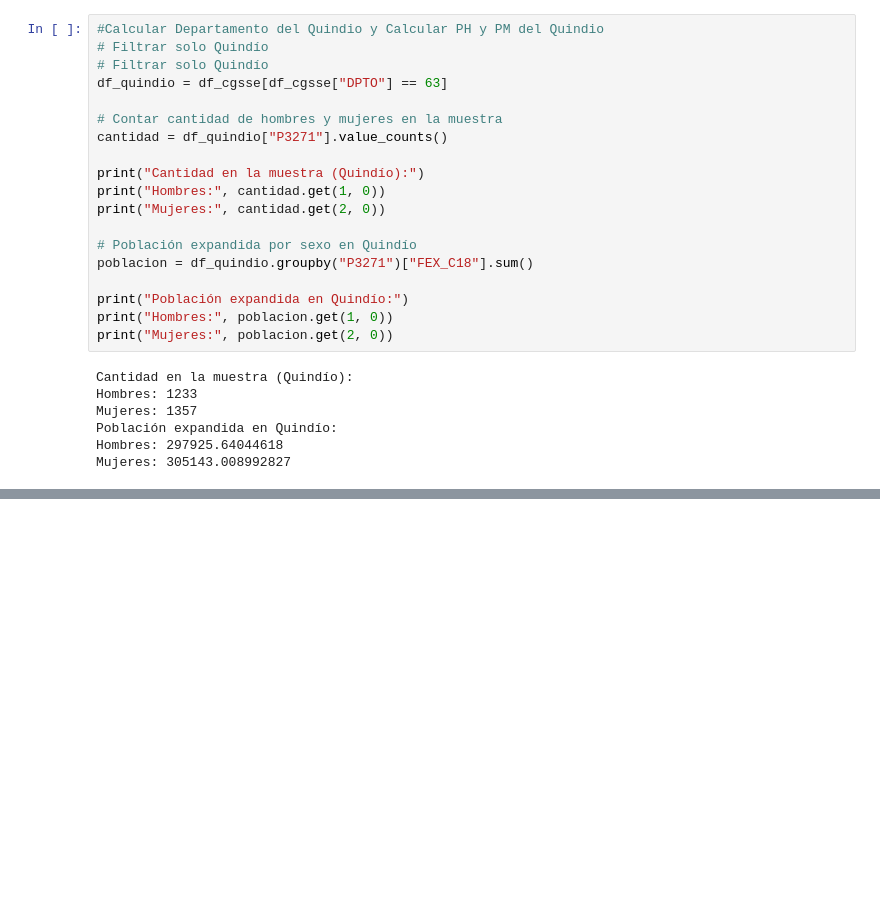
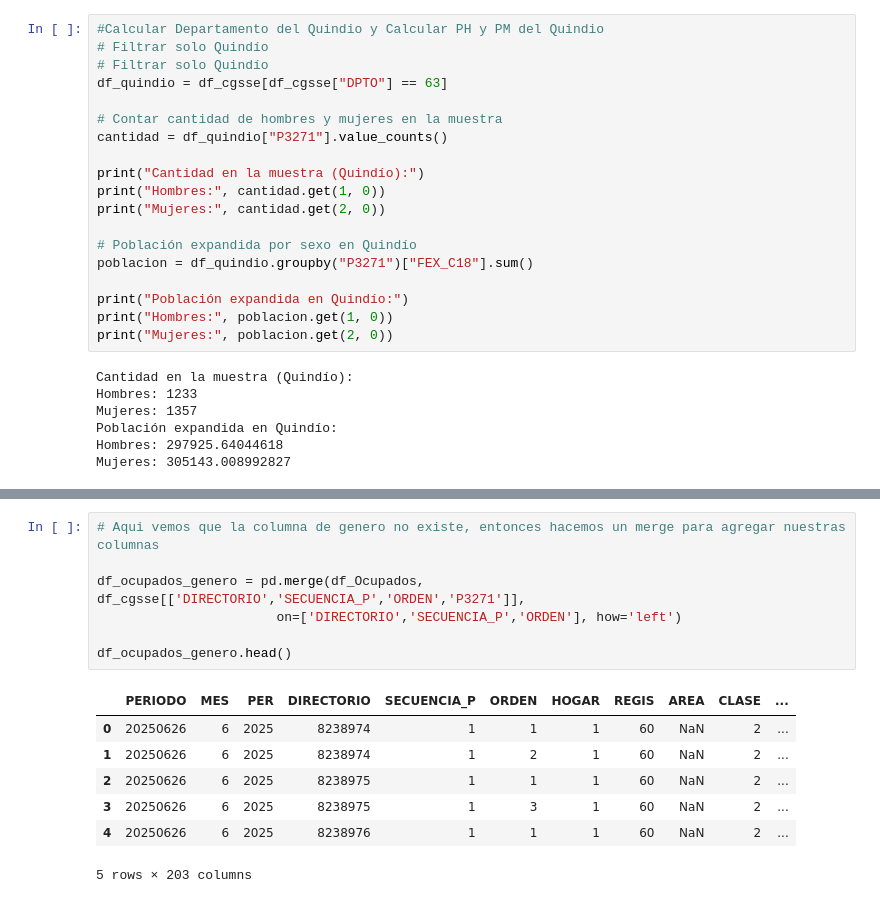
Before and after one commit to fernanda-mv/AnalisisdeDatosUQ, a Jupyter notebook: Notebooks/02-GEIH25-manipulacion_tablas.ipynb, the cells around one changed output, grey strips where cells are left out. Saved outputs shown, nothing was run; the diff lists cells and outputs as text; blank space fills up the shorter version.

Commit message:
Clase del 25 de agosto 2025

```diff
--- a/Notebooks/02-GEIH25-manipulacion_tablas.ipynb
+++ b/Notebooks/02-GEIH25-manipulacion_tablas.ipynb
@@ -101,0 +115,15 @@ Mujeres: 305143.008992827
+# %%
+# Aqui vemos que la columna de genero no existe, entonces hacemos un merge para agregar nuestras columnas
+
+df_ocupados_genero = pd.merge(df_Ocupados, df_cgsse[['DIRECTORIO','SECUENCIA_P','ORDEN','P3271']],
+                       on=['DIRECTORIO','SECUENCIA_P','ORDEN'], how='left')
+
+df_ocupados_genero.head()
+# %% [output]
+|  | PERIODO | MES | PER | DIRECTORIO | SECUENCIA_P | ORDEN | HOGAR | REGIS | AREA | CLASE | ... |
+| 0 | 20250626 | 6 | 2025 | 8238974 | 1 | 1 | 1 | 60 | NaN | 2 | ... |
+| 1 | 20250626 | 6 | 2025 | 8238974 | 1 | 2 | 1 | 60 | NaN | 2 | ... |
+| 2 | 20250626 | 6 | 2025 | 8238975 | 1 | 1 | 1 | 60 | NaN | 2 | ... |
+| 3 | 20250626 | 6 | 2025 | 8238975 | 1 | 3 | 1 | 60 | NaN | 2 | ... |
+| 4 | 20250626 | 6 | 2025 | 8238976 | 1 | 1 | 1 | 60 | NaN | 2 | ... |
+5 rows × 203 columns
```
Also changed, not shown: parts of 6 cells of this notebook.
